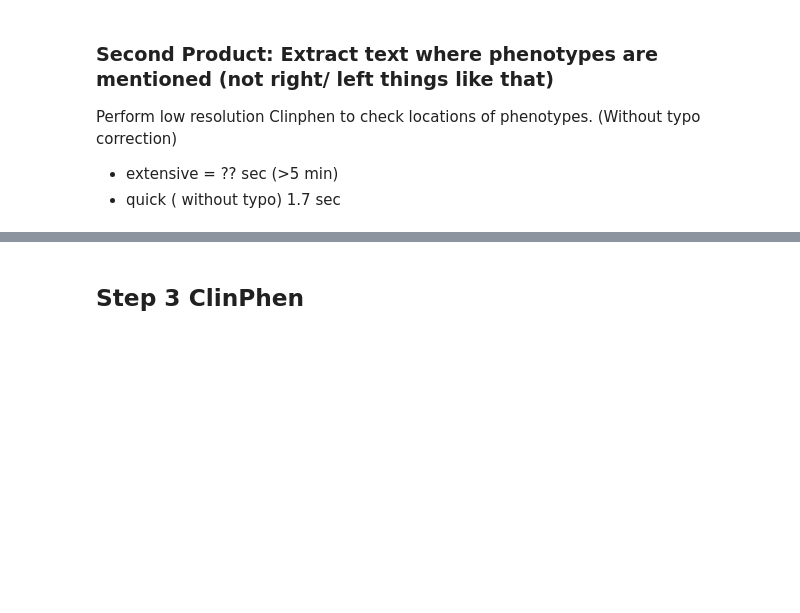
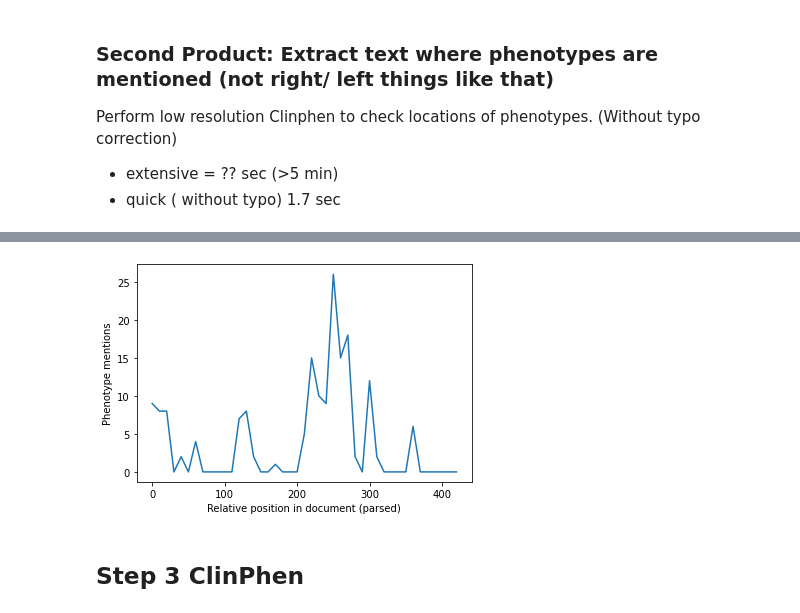
Before and after one commit to levrex/DeepPhenotypingHPO, a Jupyter notebook: PhenoTool/Final_HPO_extraction_tool.ipynb, the cells around one changed output, grey strips where cells are left out. Drawn from its saved outputs; the diff is of its cells as text; code cells hidden in the pictures; blank space fills up the shorter version.

```diff
--- a/PhenoTool/Final_HPO_extraction_tool.ipynb
+++ b/PhenoTool/Final_HPO_extraction_tool.ipynb
@@ -221,7 +327,0 @@ medical_record = get_phenotypes.load_medical_record_subsentences(record)
-# %%
-len(content.split('\n'))
-
-for ix, line in enumerate(content.split('<br>')):
-    print(ix, line)
-    if ix ==17 :
-        break
@@ -324,2 +460,13 @@ l_extract
+# %%
+import matplotlib.pyplot as plt
+
+
+
+plt.plot( [i* BIN_SIZE for i in range(len(d_phenotype[0])) ], list(d_phenotype[0]))
+plt.ylabel('Phenotype mentions')
+plt.xlabel('Relative position in document (parsed)')
+plt.show()
+# %% [output]
+[figure, added]
 # %% [markdown]
 ## Step 3 ClinPhen
```
Also changed, not shown: parts of 47 cells of this notebook, 18 other files.
